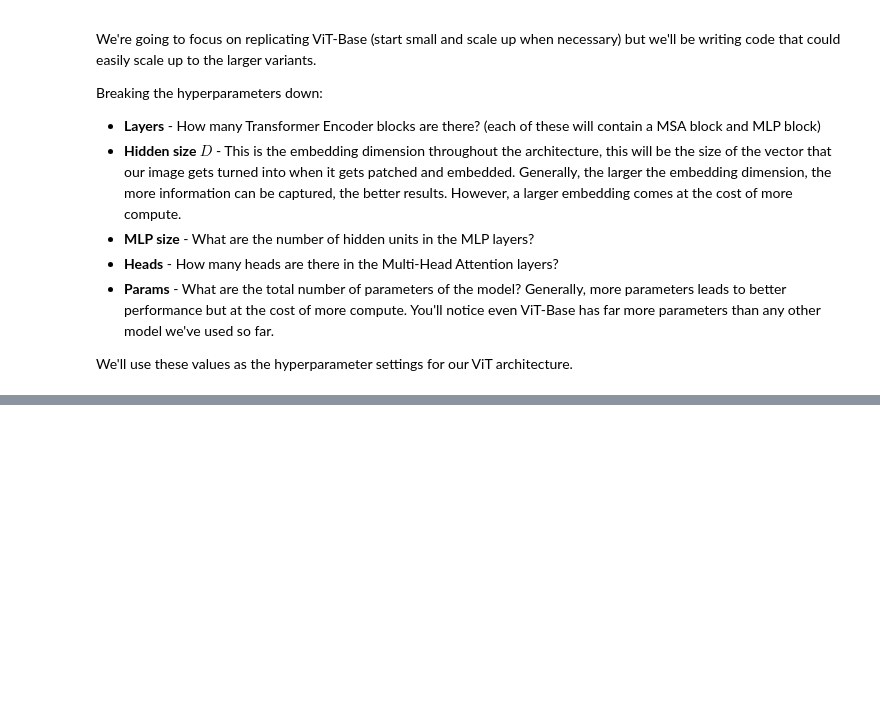
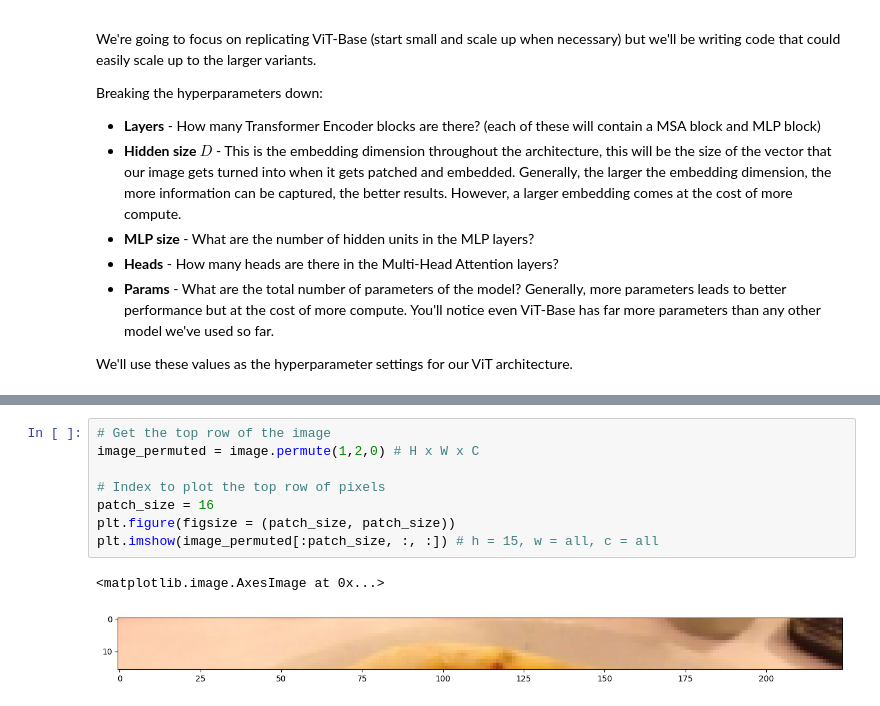
Before and after one commit to krutika-shimpi/MyRepository, a Jupyter notebook: DeepLearning/08_ZTM_PyTorch_PaperReplicating.ipynb, the cells around one changed output, grey strips where cells are left out. Drawn from its saved outputs; the diff is of its cells as text; blank space fills up the shorter version.

```diff
--- a/DeepLearning/08_ZTM_PyTorch_PaperReplicating.ipynb
+++ b/DeepLearning/08_ZTM_PyTorch_PaperReplicating.ipynb
@@ -410,0 +460,11 @@ We'll use these values as the hyperparameter settings for our ViT architecture.
+# %%
+# Get the top row of the image
+image_permuted = image.permute(1,2,0) # H x W x C
+
+# Index to plot the top row of pixels
+patch_size = 16
+plt.figure(figsize = (patch_size, patch_size))
+plt.imshow(image_permuted[:patch_size, :, :]) # h = 15, w = all, c = all
+# %% [output]
+<matplotlib.image.AxesImage at 0x...>
+[figure, added]
```
Also changed, not shown: parts of 29 cells of this notebook.
